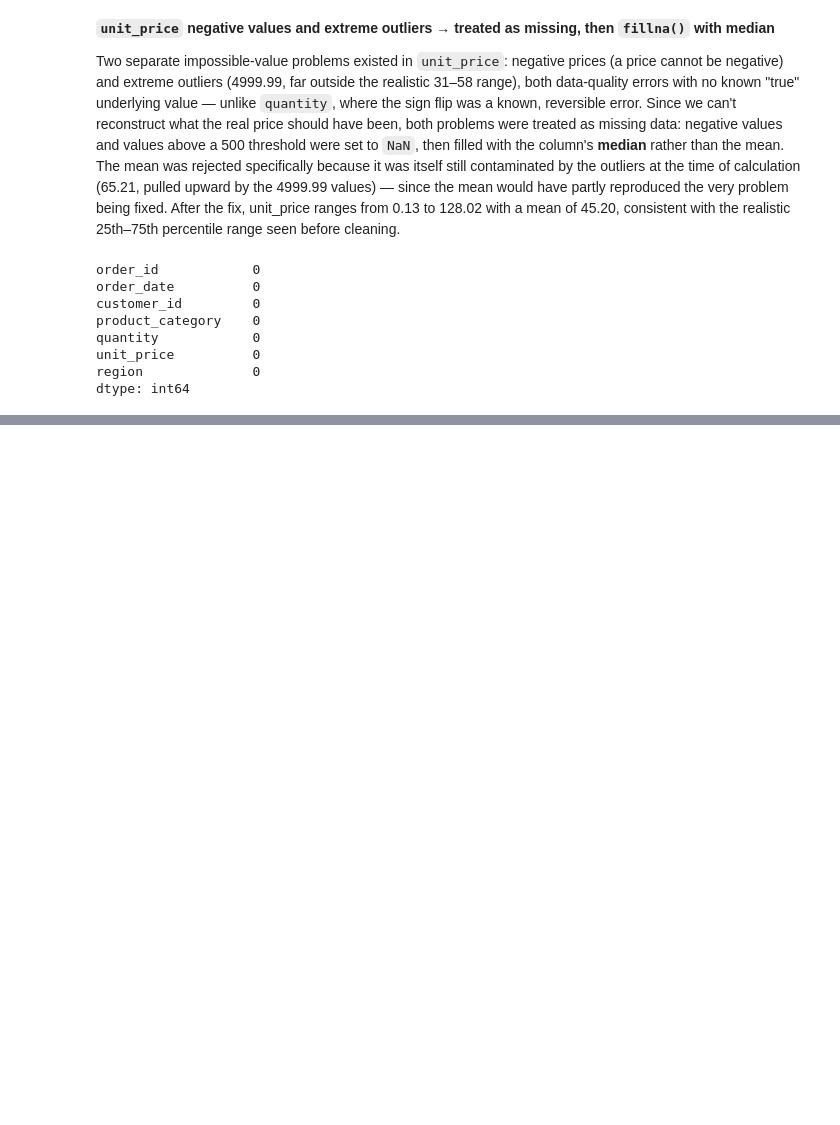
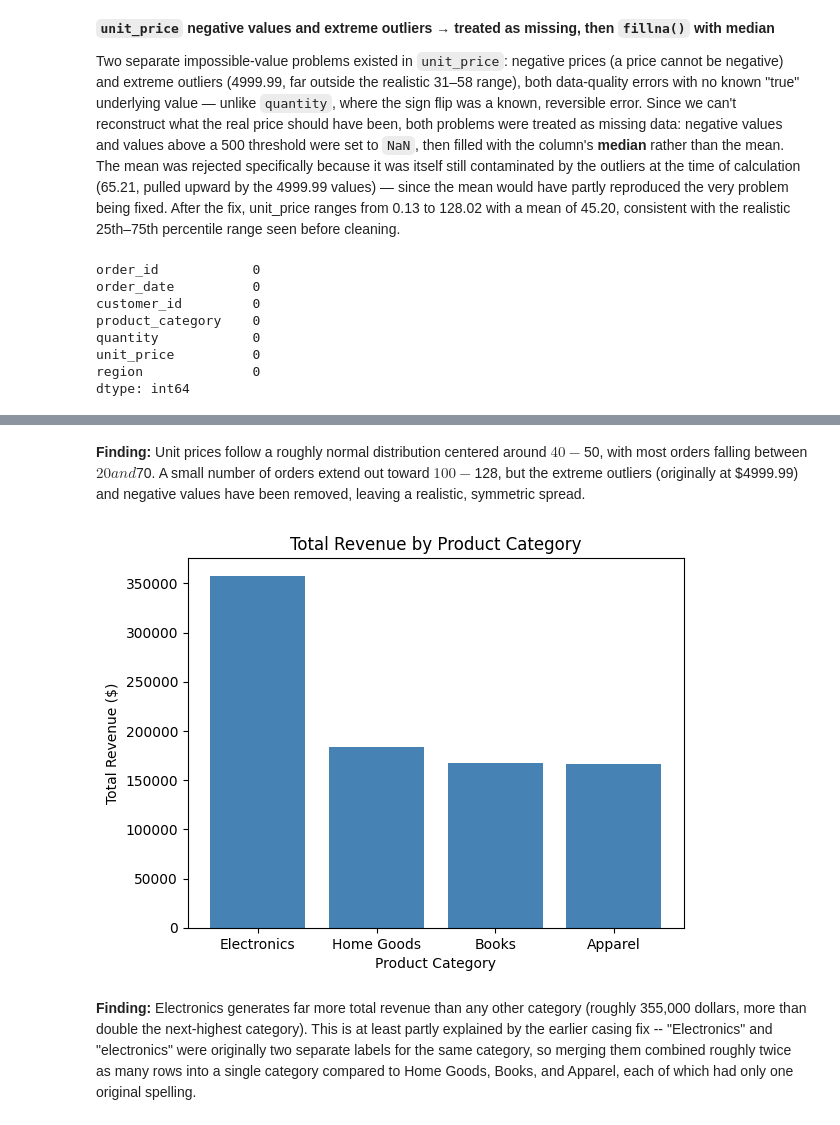
Before and after one commit to tashfeenejaz/week_5_EDA, a Jupyter notebook: Orders_EDA.ipynb, the cells around one changed output, grey strips where cells are left out. Cells and saved outputs as stored; diff of their text form; code cells hidden in the pictures; blank space fills up the shorter version.

```diff
--- a/Orders_EDA.ipynb
+++ b/Orders_EDA.ipynb
@@ -190,0 +207,18 @@ dtype: int64
+# %% [markdown]
+**Finding:** Unit prices follow a roughly normal distribution centered around $40-$50, with most orders falling between $20 and $70. A small number of orders extend out toward $100-$128, but the extreme outliers (originally at $4999.99) and negative values have been removed, leaving a realistic, symmetric spread.
+# %%
+orders['revenue'] = orders['unit_price'] * orders['quantity']
+revenue_by_category = orders.groupby('product_category')['revenue'].sum().sort_values(ascending=False)
+
+fig, ax = plt.subplots()
+ax.bar(revenue_by_category.index, revenue_by_category.values, color='steelblue')
+
+ax.set_title('Total Revenue by Product Category')
+ax.set_xlabel('Product Category')
+ax.set_ylabel('Total Revenue ($)')
+
+plt.show()
+# %% [output]
+[figure, added]
+# %% [markdown]
+**Finding:** Electronics generates far more total revenue than any other category (roughly 355,000 dollars, more than double the next-highest category). This is at least partly explained by the earlier casing fix -- "Electronics" and "electronics" were originally two separate labels for the same category, so merging them combined roughly twice as many rows into a single category compared to Home Goods, Books, and Apparel, each of which had only one original spelling.
```
Also changed, not shown: parts of 3 cells of this notebook.
